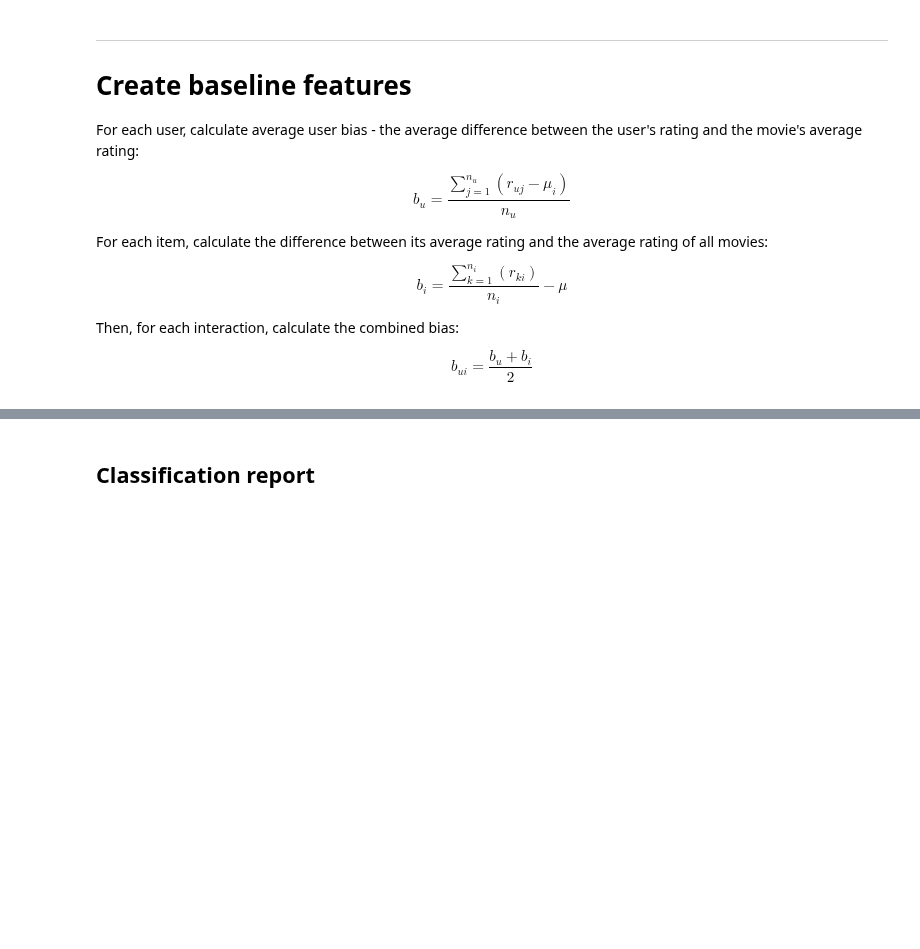
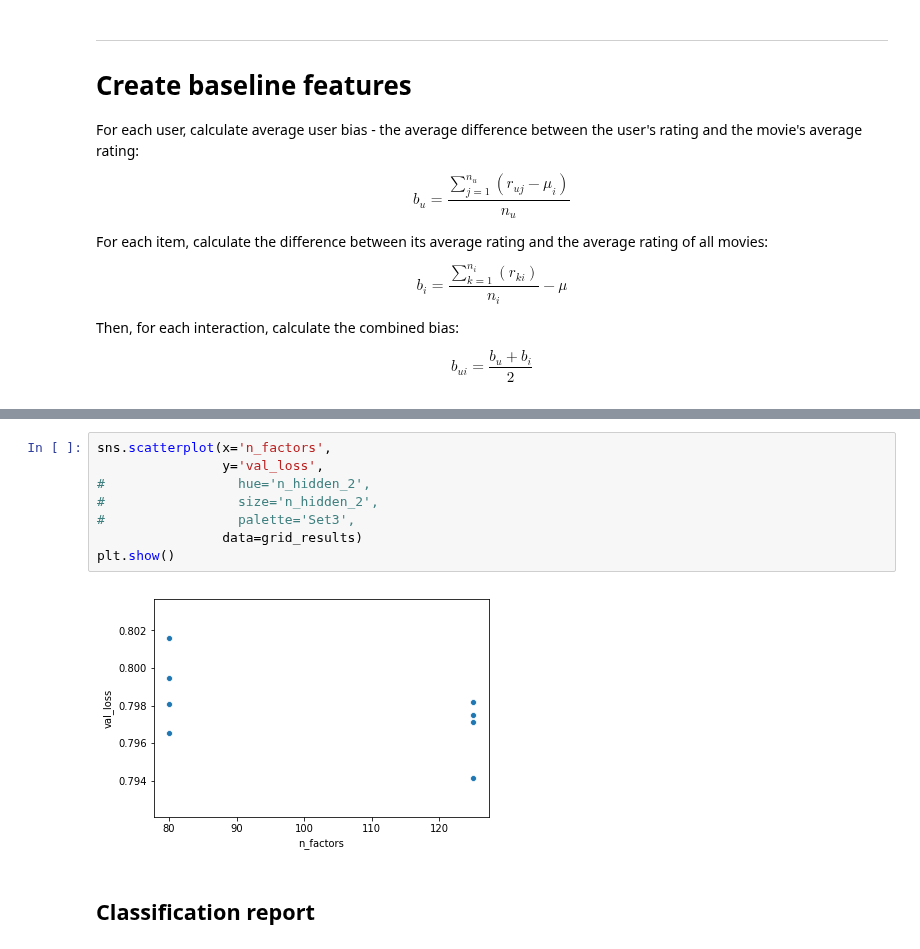
Before and after one commit to James-Leslie/deep-collaborative-filtering, a Jupyter notebook: tf-movielens100k.ipynb, the cells around one changed output, grey strips where cells are left out. Drawn from its saved outputs; the diff is of its cells as text; blank space fills up the shorter version.

```diff
--- a/tf-movielens100k.ipynb
+++ b/tf-movielens100k.ipynb
@@ -382,3 +319,13 @@ Name: 23, dtype: object
+# %%
+sns.scatterplot(x='n_factors',
+                y='val_loss',
+#                 hue='n_hidden_2',
+#                 size='n_hidden_2',
+#                 palette='Set3',
+                data=grid_results)
+plt.show()
+# %% [output]
+[figure, added]
 # %% [markdown]
 ## Classification report
 # %%
```
Also changed, not shown: parts of 21 cells of this notebook, 5 other files.
